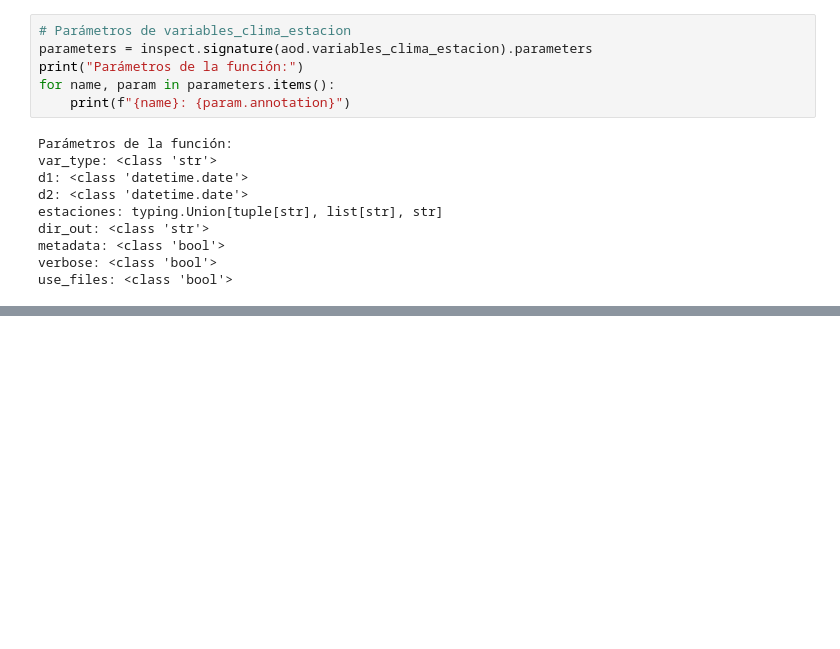
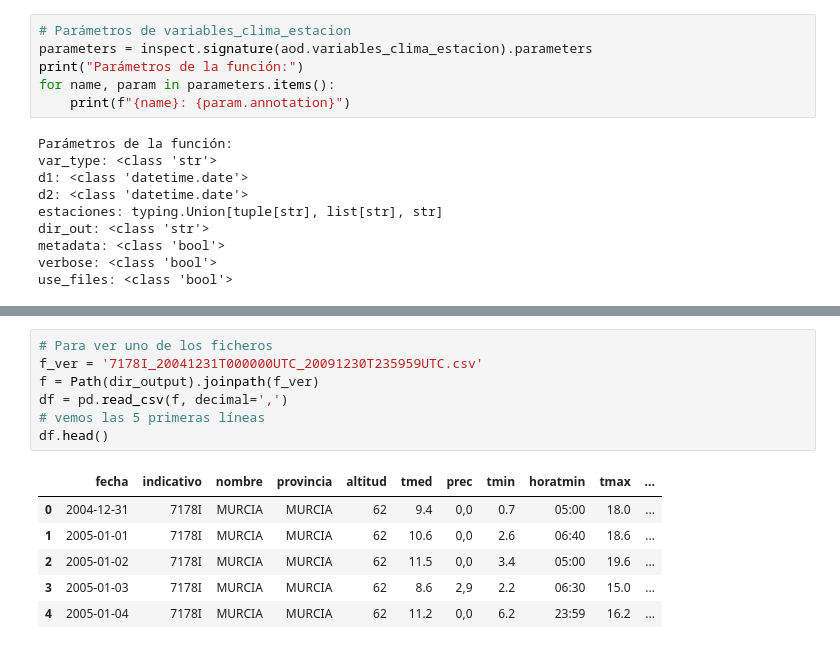
Before and after one commit to solisgb/AemetOpenData, a Jupyter notebook: aemet_open_data.ipynb, the cells around one changed output, grey strips where cells are left out. Saved outputs shown, nothing was run; the diff lists cells and outputs as text; blank space fills up the shorter version.

```diff
--- a/aemet_open_data.ipynb
+++ b/aemet_open_data.ipynb
@@ -319,0 +375,14 @@ En la siguiente celda se definen los parámetros de la petición de datos. Inter
+# %%
+# Para ver uno de los ficheros
+f_ver = '7178I_20041231T000000UTC_20091230T235959UTC.csv'
+f = Path(dir_output).joinpath(f_ver)
+df = pd.read_csv(f, decimal=',')
+# vemos las 5 primeras líneas
+df.head()
+# %% [output]
+|  | fecha | indicativo | nombre | provincia | altitud | tmed | prec | tmin | horatmin | tmax | ... |
+| 0 | 2004-12-31 | 7178I | MURCIA | MURCIA | 62 | 9.4 | 0,0 | 0.7 | 05:00 | 18.0 | ... |
+| 1 | 2005-01-01 | 7178I | MURCIA | MURCIA | 62 | 10.6 | 0,0 | 2.6 | 06:40 | 18.6 | ... |
+| 2 | 2005-01-02 | 7178I | MURCIA | MURCIA | 62 | 11.5 | 0,0 | 3.4 | 05:00 | 19.6 | ... |
+| 3 | 2005-01-03 | 7178I | MURCIA | MURCIA | 62 | 8.6 | 2,9 | 2.2 | 06:30 | 15.0 | ... |
+| 4 | 2005-01-04 | 7178I | MURCIA | MURCIA | 62 | 11.2 | 0,0 | 6.2 | 23:59 | 16.2 | ... |
```
Also changed, not shown: parts of 12 cells of this notebook, 1 other file.
